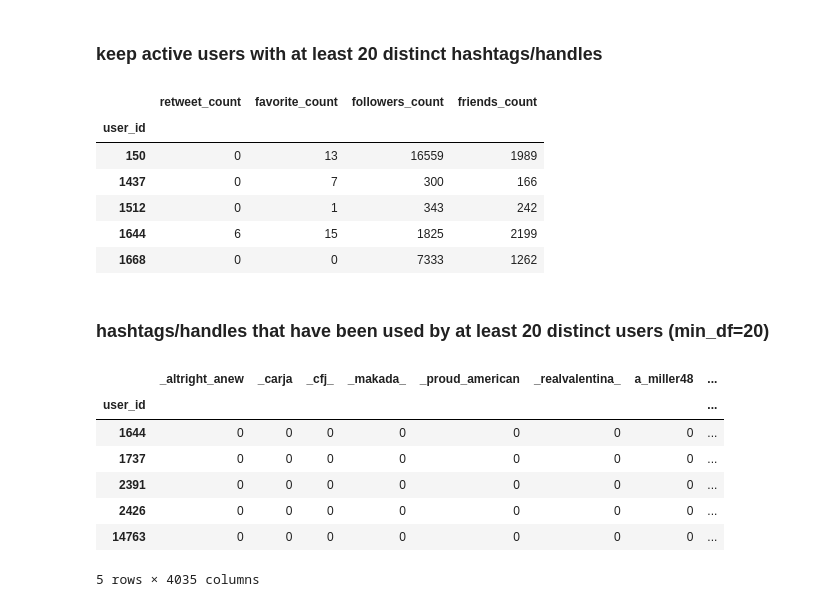
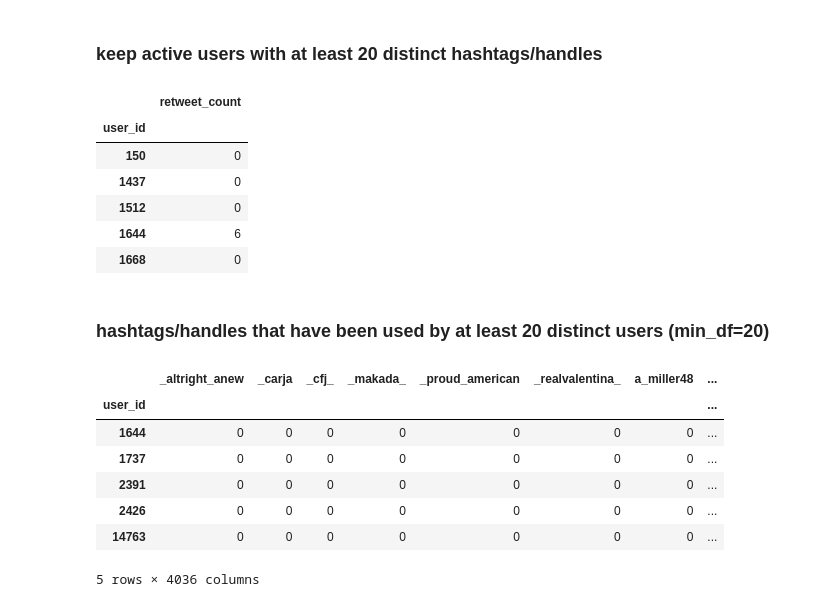
Before and after one commit to aaronenberg/clinton-trump-followers, a Jupyter notebook: csc177-project2.ipynb, the cells around one changed output. Drawn from its saved outputs; the diff is of its cells as text; code cells hidden in the pictures.

```diff
--- a/csc177-project2.ipynb
+++ b/csc177-project2.ipynb
@@ -112,20 +119,21 @@ users_active = users_active.join(handles_hashtags_all, lsuffix='_distinct', rsuf
 # %%
 # construct a dataframe with totals for retweets, favorites, followers, and friends for each user
 tweets.drop(['handles_hashtags', 'index'], axis=1, inplace=True)
 tweets.set_index('user_id', inplace=True)
 count_retweets_favorites = tweets.groupby(tweets.index)['retweet_count', 'favorite_count'].sum()
 tweets.drop(['retweet_count', 'favorite_count'], axis=1, inplace=True)
 count_followers_friends = tweets[~tweets.index.duplicated(keep='first')]
 users_active_stats = count_retweets_favorites.join(count_followers_friends, how='inner')
+users_active_stats.drop(['favorite_count', 'followers_count', 'friends_count'], axis=1, inplace=True)
 users_active_stats.head()
 # %% [output]
-|  | retweet_count | favorite_count | followers_count | friends_count |
-| user_id |  |  |  |  |
-| 150 | 0 | 13 | 16559 | 1989 |
-| 1437 | 0 | 7 | 300 | 166 |
-| 1512 | 0 | 1 | 343 | 242 |
-| 1644 | 6 | 15 | 1825 | 2199 |
-| 1668 | 0 | 0 | 7333 | 1262 |
+|  | retweet_count |
+| user_id |  |
+| 150 | 0 |
+| 1437 | 0 |
+| 1512 | 0 |
+| 1644 | 6 |
+| 1668 | 0 |
 # %%
 # convert each list of handles/hashtags into a string
 users_active['handles_hashtags_stringified'] = users_active['handles_hashtags_all'].apply(lambda x: ' '.join(map(str, x)))
@@ -141,7 +149,7 @@ matrix = vectorizer.fit_transform(corpus)
 df_idx_id = pd.DataFrame(matrix.toarray(), index=users_active.index, columns=vectorizer.get_feature_names())
 # %%
 # append retweet/favorite counts and friend/follower counts to end of each record
-#df_idx_id = df_idx_id.join(users_active_stats, how='inner')
+df_idx_id = df_idx_id.join(users_active_stats, how='inner')
 
 # rows are users, columns are hashtags/handles
 # values are frequency of a handle/hashtag
@@ -154,7 +162,7 @@ df_idx_id.head()
 | 2391 | 0 | 0 | 0 | 0 | 0 | 0 | 0 | ... |
 | 2426 | 0 | 0 | 0 | 0 | 0 | 0 | 0 | ... |
 | 14763 | 0 | 0 | 0 | 0 | 0 | 0 | 0 | ... |
-5 rows × 4035 columns
+5 rows × 4036 columns
 # %%
 # represent each handle/hashtag as an integer
 df_idx_hashtags = df_idx_id.transpose().reset_index(drop=True).transpose()
```
Also changed, not shown: parts of 18 cells of this notebook.
